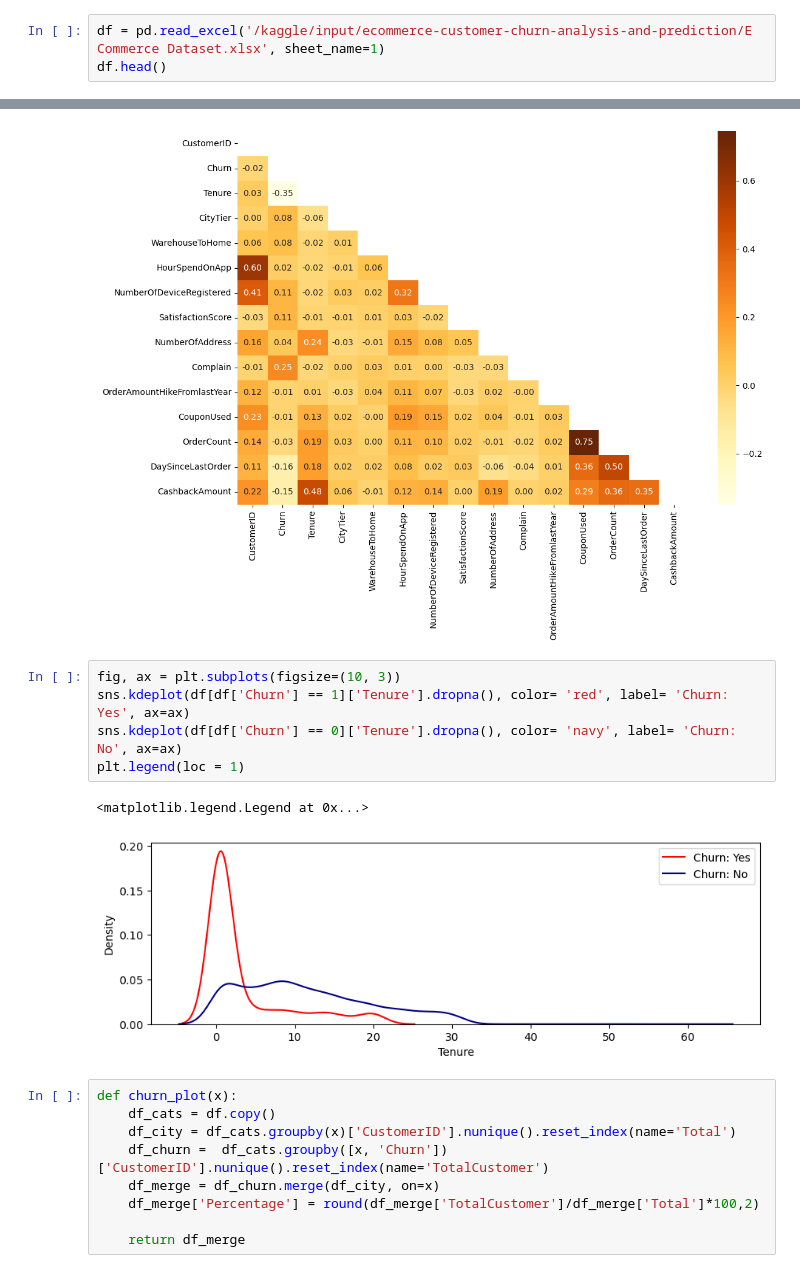
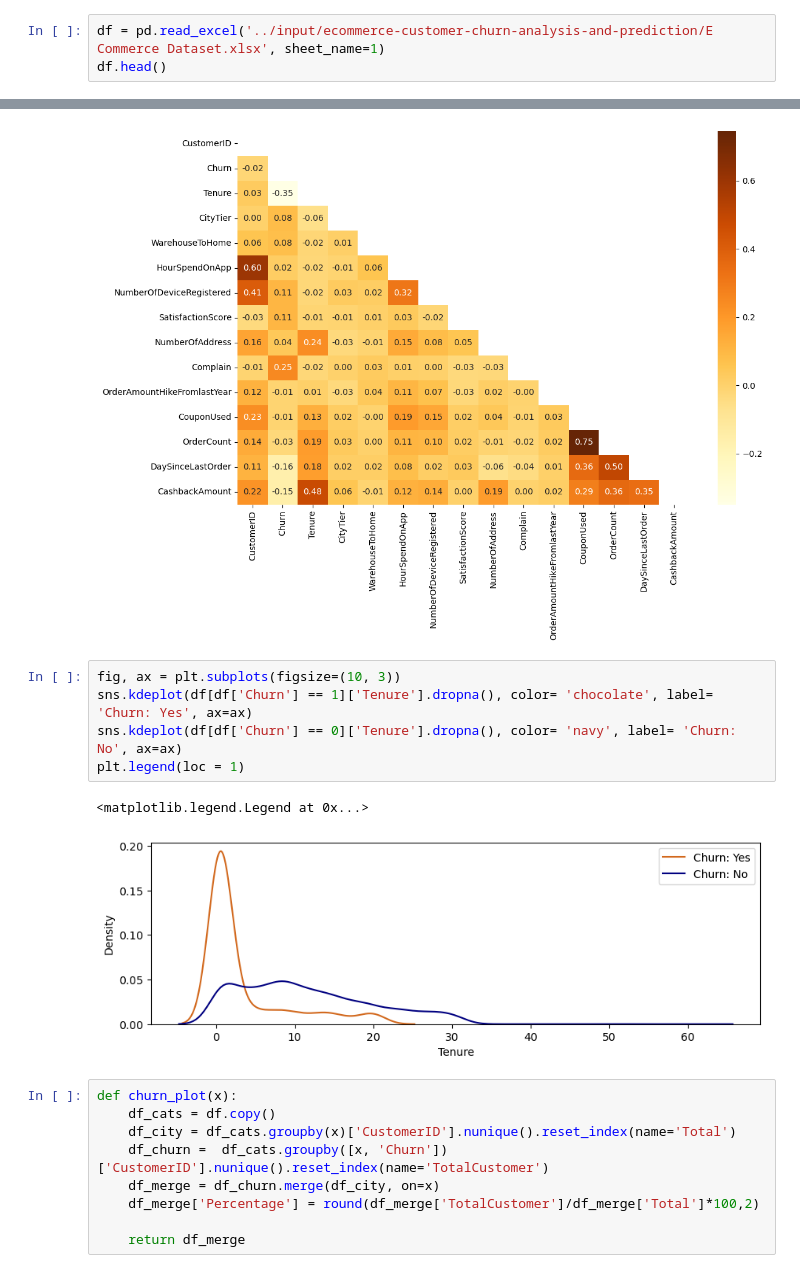
Before and after one commit to helmynaufal/E-commerce-Churn-Prediction, a Jupyter notebook: e-commerce-churn-prediction.ipynb, the cells around one changed output, grey strips where cells are left out. Saved outputs shown, nothing was run; the diff lists cells and outputs as text.

```diff
--- a/e-commerce-churn-prediction.ipynb
+++ b/e-commerce-churn-prediction.ipynb
@@ -44,7 +24,7 @@ import warnings
 warnings.filterwarnings('ignore')
 pd.set_option('display.max_columns', None)
 # %%
-df = pd.read_excel('/kaggle/input/ecommerce-customer-churn-analysis-and-prediction/E Commerce Dataset.xlsx', sheet_name=1)
+df = pd.read_excel('../input/ecommerce-customer-churn-analysis-and-prediction/E Commerce Dataset.xlsx', sheet_name=1)
 df.head()
 # %% [output]
 |  | CustomerID | Churn | Tenure | PreferredLoginDevice | CityTier | WarehouseToHome | PreferredPaymentMode | ... |
@@ -218,12 +198,12 @@ sns.heatmap(df.corr(), mask=mask, annot=True, fmt='.2f', cmap='YlOrBr')
 [figure]
 # %%
 fig, ax = plt.subplots(figsize=(10, 3))
-sns.kdeplot(df[df['Churn'] == 1]['Tenure'].dropna(), color= 'red', label= 'Churn: Yes', ax=ax)
+sns.kdeplot(df[df['Churn'] == 1]['Tenure'].dropna(), color= 'chocolate', label= 'Churn: Yes', ax=ax)
 sns.kdeplot(df[df['Churn'] == 0]['Tenure'].dropna(), color= 'navy', label= 'Churn: No', ax=ax)
 plt.legend(loc = 1)
 # %% [output]
 <matplotlib.legend.Legend at 0x...>
-[figure, old version]
+[figure, new version]
 # %%
 def churn_plot(x):
     df_cats = df.copy()
```
Also changed, not shown: parts of 18 cells of this notebook.
